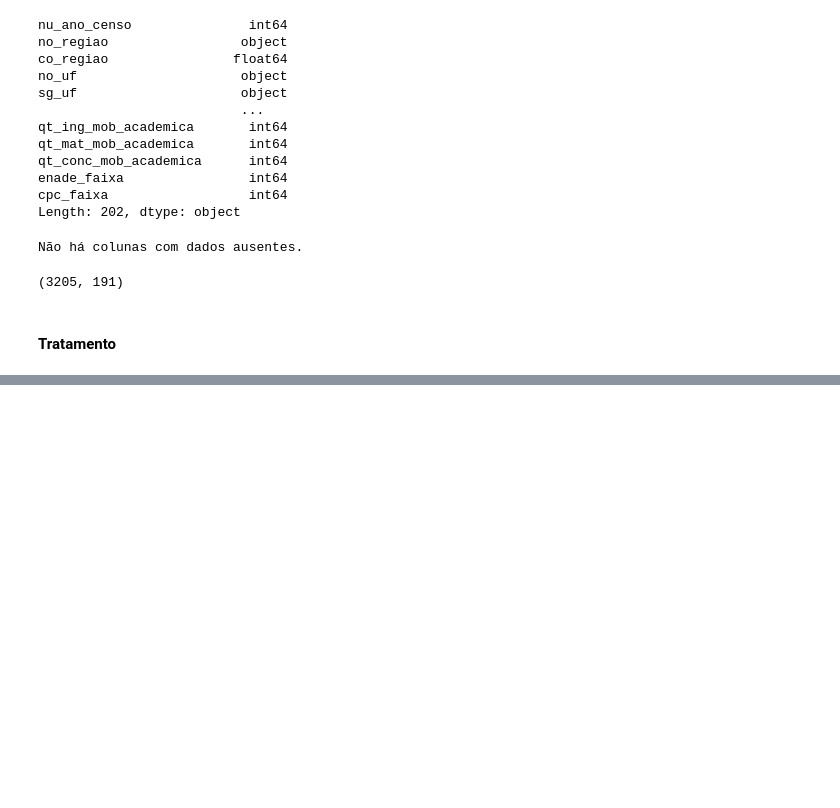
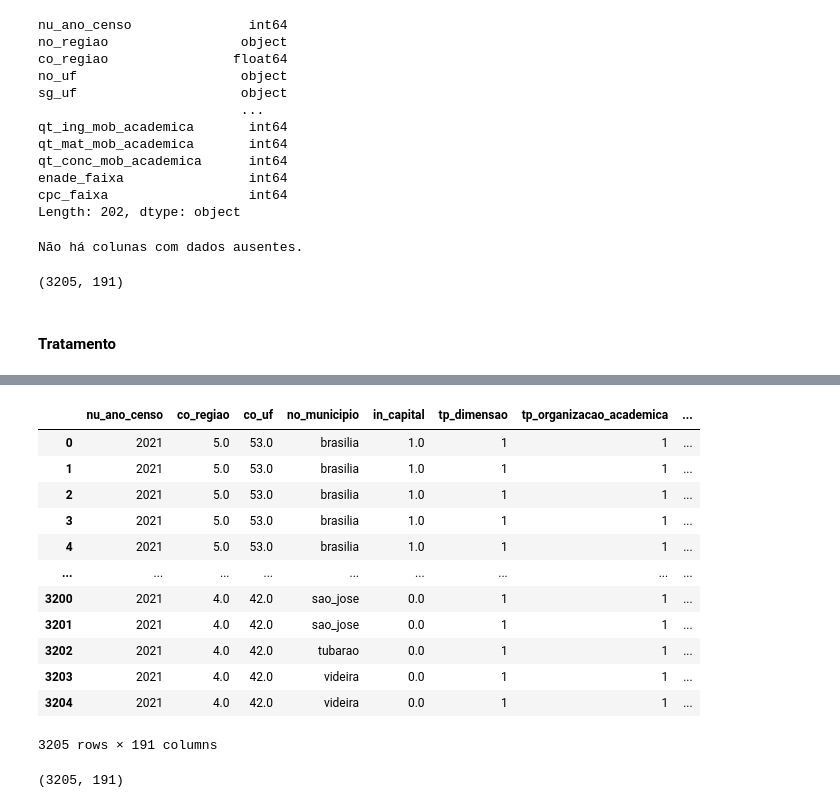
Before and after one commit to Thamires-Lopes/agrupamento-tcc, a Jupyter notebook: agrupamentoNovo/Processamento_geral.ipynb, the cells around one changed output, grey strips where cells are left out. Saved outputs shown, nothing was run; the diff lists cells and outputs as text; code cells hidden in the pictures; blank space fills up the shorter version.

```diff
--- a/agrupamentoNovo/Processamento_geral.ipynb
+++ b/agrupamentoNovo/Processamento_geral.ipynb
@@ -166,0 +197,9 @@ df.shape
+# %%
+# Calcula a quantidade de amostras com outliers para cada coluna numérica
+outliers_count = {}
+for column in df.select_dtypes(include=['number']):
+    outliers_count[column] = detect_outliers_iqr(df[column])
+
+# Exibe a quantidade de amostras com outliers por coluna
+for column, count in outliers_count.items():
+    print(f"Coluna '{column}': {count} amostras com outliers")
@@ -166,0 +224,27 @@ df.shape
+# %%
+def replace_outliers_iqr(data, threshold=1.5):
+    """
+    Substitui outliers em uma série de dados pelos limites inferior ou superior do IQR.
+
+    Parâmetros:
+        data (pd.Series): A série de dados para substituir outliers.
+        threshold (float): O fator multiplicativo do IQR usado para definir o limite para outliers.
+
+    Retorna:
+        data_with_replaced_outliers (pd.Series): A série de dados com outliers substituídos.
+    """
+    q1 = data.quantile(0.25)
+    q3 = data.quantile(0.75)
+    iqr = q3 - q1
+    lower_bound = q1 - threshold * iqr
+    upper_bound = q3 + threshold * iqr
+
+    data_with_replaced_outliers = data.copy()
+    data_with_replaced_outliers[data_with_replaced_outliers < lower_bound] = lower_bound
+    data_with_replaced_outliers[data_with_replaced_outliers > upper_bound] = upper_bound
+
+    return data_with_replaced_outliers
+# %%
+# Substitui os outliers por limites do IQR para cada coluna numérica
+for column in df.select_dtypes(include=['number']):
+    df[column] = replace_outliers_iqr(df[column])
@@ -166,0 +278,20 @@ df.shape
+# %%
+df
+# %% [output]
+|  | nu_ano_censo | co_regiao | co_uf | no_municipio | in_capital | tp_dimensao | tp_organizacao_academica | ... |
+| 0 | 2021 | 5.0 | 53.0 | brasilia | 1.0 | 1 | 1 | ... |
+| 1 | 2021 | 5.0 | 53.0 | brasilia | 1.0 | 1 | 1 | ... |
+| 2 | 2021 | 5.0 | 53.0 | brasilia | 1.0 | 1 | 1 | ... |
+| 3 | 2021 | 5.0 | 53.0 | brasilia | 1.0 | 1 | 1 | ... |
+| 4 | 2021 | 5.0 | 53.0 | brasilia | 1.0 | 1 | 1 | ... |
+| ... | ... | ... | ... | ... | ... | ... | ... | ... |
+| 3200 | 2021 | 4.0 | 42.0 | sao_jose | 0.0 | 1 | 1 | ... |
+| 3201 | 2021 | 4.0 | 42.0 | sao_jose | 0.0 | 1 | 1 | ... |
+| 3202 | 2021 | 4.0 | 42.0 | tubarao | 0.0 | 1 | 1 | ... |
+| 3203 | 2021 | 4.0 | 42.0 | videira | 0.0 | 1 | 1 | ... |
+| 3204 | 2021 | 4.0 | 42.0 | videira | 0.0 | 1 | 1 | ... |
+3205 rows × 191 columns
+# %%
+df.shape
+# %% [output]
+(3205, 191)
```
Also changed, not shown: parts of 43 cells of this notebook, 3 other files.
